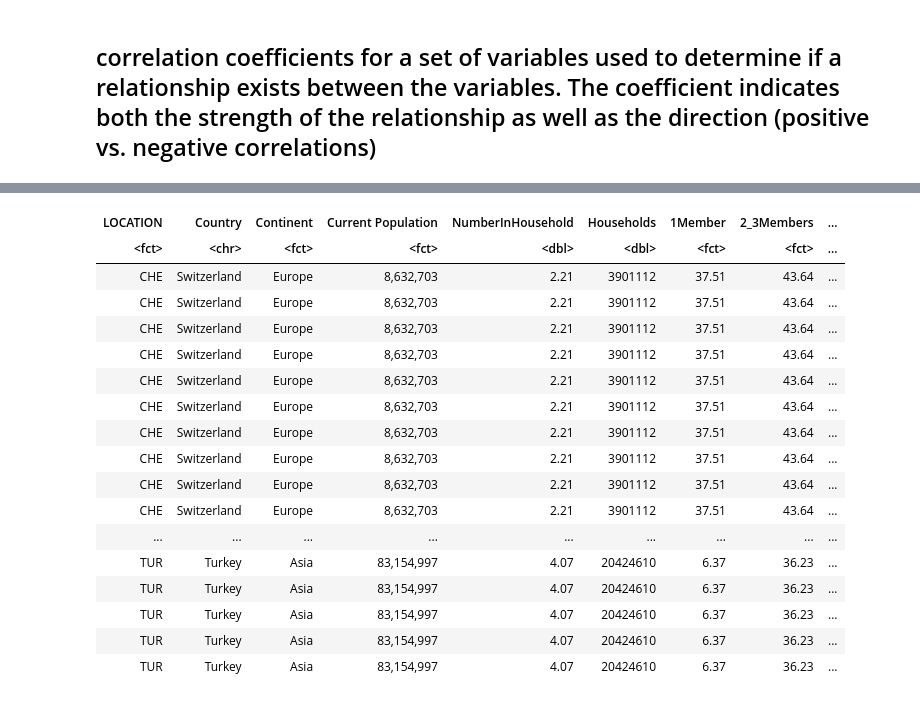
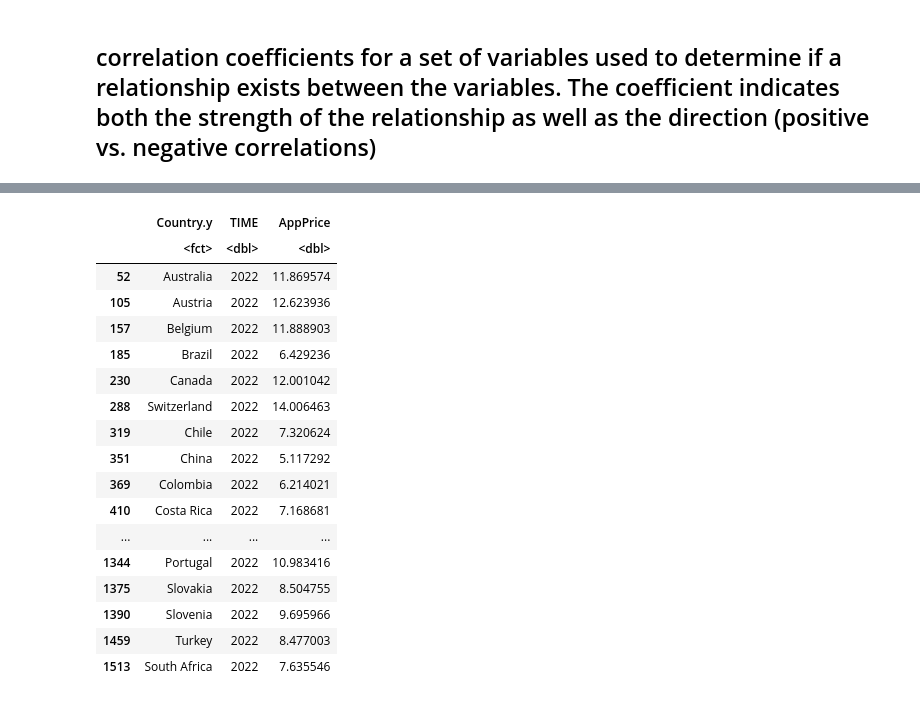
Before and after one commit to patdring/NewAppMarkets, a Jupyter notebook: CS_Fallstudie.ipynb, the cells around one changed output, grey strips where cells are left out. Saved outputs shown, nothing was run; the diff lists cells and outputs as text; code cells hidden in the pictures.

```diff
--- a/CS_Fallstudie.ipynb
+++ b/CS_Fallstudie.ipynb
@@ -212,24 +212,24 @@ A data.frame: 6 × 20
 model = lm(PerPersonSpending ~ TIME.y + LOCATION, data = df_spending_per_household) #Create the linear regression
 summary(model) #Review the results
 
-df_red <- df_spending_per_household[c("LOCATION", "Country", "TIME.y", "PerPersonSpending")]
+df_hs <- df_spending_per_household[c("LOCATION", "Country", "TIME.y", "PerPersonSpending")]
 
-LOCATION <- unique(df_red$LOCATION, incomparables = FALSE)
+LOCATION <- unique(df_hs$LOCATION, incomparables = FALSE)
 
 df_2021 <- data.frame(LOCATION, Country='', TIME.y=2021, PerPersonSpending='')
 df_2021$PerPersonSpending <- predict(model, df_2021)
-df_red <- rbind(df_red, df_2021)
+df_hs <- rbind(df_hs, df_2021)
 
 df_2022 <- data.frame(LOCATION, Country='', TIME.y=2022, PerPersonSpending='')
 df_2022$PerPersonSpending <- predict(model, df_2022)
-df_red <- rbind(df_red, df_2022)
+df_hs <- rbind(df_hs, df_2022)
 
-df_red <- merge(df_red, df_country_codes,by=c("LOCATION"))
-#df_red
+df_hs <- merge(df_hs, df_country_codes,by=c("LOCATION"))
+#df_hs
 
-df_red <- subset(df_red, TIME.y >= 2015)
+df_hs <- subset(df_hs, TIME.y >= 2015)
 
-ggplot(data = df_red, mapping = aes(x = TIME.y, y = PerPersonSpending, color = Country.y)) +
+ggplot(data = df_hs, mapping = aes(x = TIME.y, y = PerPersonSpending, color = Country.y)) +
     geom_line() +
     facet_wrap(vars(Country.y)) +
     labs(title = "Household spendings",
@@ -272,16 +316,18 @@ A data.frame: 6 × 20
 # %% [markdown]
 # Correlation between Household Spendings (% of GDP) and Internet Access (% of all households)
 # %%
-df <- merge(df_household_spendings.pcgdp, df_internet_access,by=c("LOCATION","TIME"))
-xx <- data.frame(group = df$LOCATION, a = df$Value.x , b = df$Value.y )
+names(df_hs)[3] <- "TIME"
+#head(df_hs)
+#head(df_ia)
+df <- merge(df_hs, df_ia,by=c("LOCATION","TIME"))
+xx <- data.frame(group = df$LOCATION, a = df$PerPersonSpending , b = df$Value )
 
 # This returns a "by" object
-result <- by(xx[,2:3], xx$group, function(x) {cor(x$b, x$a)})
+result <- by(xx[,2:3], xx$group, function(x) {cor(x$a, x$b)})
 
 # You get pretty close to what you want if you coerce it into a data frame via a matrix
 result.dataframe <- as.data.frame(as.matrix(result))
 result.dataframe <- na.omit(result.dataframe)
-
 result.dataframe <- cbind(newColName = rownames(result.dataframe), result.dataframe)
 rownames(result.dataframe) <- 1:nrow(result.dataframe)
 
@@ -291,11 +337,11 @@ result.dataframe <- result.dataframe[order(result.dataframe$CORR,decreasing=TRUE
 germany <- result.dataframe[result.dataframe$LOCATION == 'DEU', ]
 germany
 
-result.dataframe <- result.dataframe[result.dataframe$CORR <= -0.55 & result.dataframe$CORR >= -1.0 & result.dataframe$LOCATION != 'DEU', ]
+result.dataframe <- result.dataframe[result.dataframe$CORR <= 0.6 & result.dataframe$CORR >= -0.6 & result.dataframe$LOCATION != 'DEU', ]
 result.dataframe
 
 ggplot(aes(x = CORR ), data = result.dataframe) +
-  geom_histogram(aes(fill = LOCATION ), binwidth=0.02, colour="grey20") +
+  geom_histogram(aes(fill = LOCATION ), binwidth=0.2, colour="grey20") +
   geom_vline(aes(xintercept=germany$CORR), color="black", linetype="dashed", size=1)
 # %% [output]
 A data.frame: 1 × 2
@@ -323,8 +366,8 @@ A data.frame: 14 × 2
 # %% [markdown]
 ## correlation coefficients for a set of variables used to determine if a relationship exists between the variables. The coefficient indicates both the strength of the relationship as well as the direction (positive vs. negative correlations)
 # %%
-df_germany <- subset(df_spending_per_household, LOCATION == 'DEU' & TIME.y == 2020)
-df_germany
+df_germany <- subset(df_hs, LOCATION == 'DEU' & TIME == 2020)
+#df_germany
 
 url <- "https://www.xe.com/currencyconverter/convert/?Amount=1&From=EUR&To=USD"
 r <- GET(url)
@@ -339,6 +382,6 @@ xe.dollar <- as.double(xe.dollar)
 
 app.price.eur <- 12
 app.price.dollar <- app.price.eur * xe.dollar
-app.percentage.spending <- (app.price.dollar)/(df_germany$HouseholdSpending)
+app.percentage.spending <- (app.price.dollar)/(df_germany$PerPersonSpending)
 app.percentage.spending
 # %% [output]
@@ -350,8 +389,9 @@ A data.frame: 1 × 20
 # %%
+df_final <- merge(result.dataframe, df_hs, by=c("LOCATION"))
 
-df_final <- merge(df_spending_per_household, result.dataframe, by=c("LOCATION"))
-df_final$AppPrice <- with(df_final, df_final$HouseholdSpending*app.percentage.spending )
+df_final <- subset(df_hs, TIME == 2022)
+df_final$AppPrice <- with(df_final, df_final$PerPersonSpending*app.percentage.spending )
+
+df_final <- df_final[c("Country.y","TIME", "AppPrice")]
 df_final
-df_final <- df_final[c("Country","AppPrice")]
-df_final
 # %% [output]
@@ -359,18 +399,18 @@ A data.frame: 399 × 22
-| LOCATION | Country | Continent | Current Population | NumberInHousehold | Households | 1Member | 2_3Members | ... |
-| <fct> | <chr> | <fct> | <fct> | <dbl> | <dbl> | <fct> | <fct> | ... |
-| CHE | Switzerland | Europe | 8,632,703 | 2.21 | 3901112 | 37.51 | 43.64 | ... |
-| CHE | Switzerland | Europe | 8,632,703 | 2.21 | 3901112 | 37.51 | 43.64 | ... |
-| CHE | Switzerland | Europe | 8,632,703 | 2.21 | 3901112 | 37.51 | 43.64 | ... |
-| CHE | Switzerland | Europe | 8,632,703 | 2.21 | 3901112 | 37.51 | 43.64 | ... |
-| CHE | Switzerland | Europe | 8,632,703 | 2.21 | 3901112 | 37.51 | 43.64 | ... |
-| CHE | Switzerland | Europe | 8,632,703 | 2.21 | 3901112 | 37.51 | 43.64 | ... |
-| CHE | Switzerland | Europe | 8,632,703 | 2.21 | 3901112 | 37.51 | 43.64 | ... |
-| CHE | Switzerland | Europe | 8,632,703 | 2.21 | 3901112 | 37.51 | 43.64 | ... |
-| CHE | Switzerland | Europe | 8,632,703 | 2.21 | 3901112 | 37.51 | 43.64 | ... |
-| CHE | Switzerland | Europe | 8,632,703 | 2.21 | 3901112 | 37.51 | 43.64 | ... |
-| ... | ... | ... | ... | ... | ... | ... | ... | ... |
-| TUR | Turkey | Asia | 83,154,997 | 4.07 | 20424610 | 6.37 | 36.23 | ... |
-| TUR | Turkey | Asia | 83,154,997 | 4.07 | 20424610 | 6.37 | 36.23 | ... |
-| TUR | Turkey | Asia | 83,154,997 | 4.07 | 20424610 | 6.37 | 36.23 | ... |
-| TUR | Turkey | Asia | 83,154,997 | 4.07 | 20424610 | 6.37 | 36.23 | ... |
-| TUR | Turkey | Asia | 83,154,997 | 4.07 | 20424610 | 6.37 | 36.23 | ... |
+|  | Country.y | TIME | AppPrice |
+|  | <fct> | <dbl> | <dbl> |
+| 52 | Australia | 2022 | 11.869574 |
+| 105 | Austria | 2022 | 12.623936 |
+| 157 | Belgium | 2022 | 11.888903 |
+| 185 | Brazil | 2022 | 6.429236 |
+| 230 | Canada | 2022 | 12.001042 |
+| 288 | Switzerland | 2022 | 14.006463 |
+| 319 | Chile | 2022 | 7.320624 |
+| 351 | China | 2022 | 5.117292 |
+| 369 | Colombia | 2022 | 6.214021 |
+| 410 | Costa Rica | 2022 | 7.168681 |
+| ... | ... | ... | ... |
+| 1344 | Portugal | 2022 | 10.983416 |
+| 1375 | Slovakia | 2022 | 8.504755 |
+| 1390 | Slovenia | 2022 | 9.695966 |
+| 1459 | Turkey | 2022 | 8.477003 |
+| 1513 | South Africa | 2022 | 7.635546 |
```
Also changed, not shown: parts of 6 cells of this notebook.
